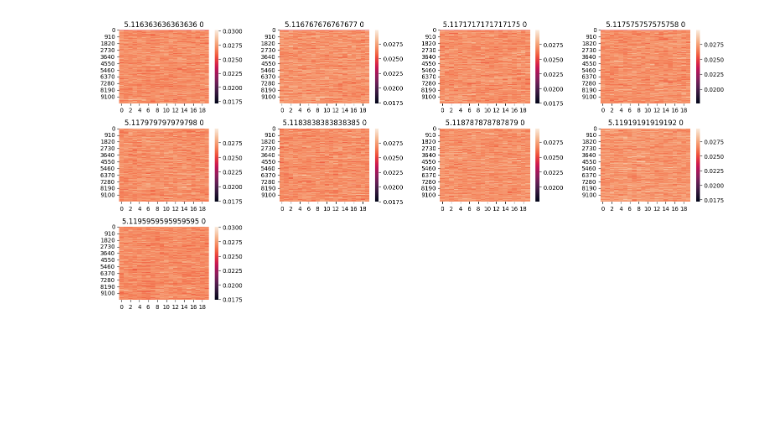
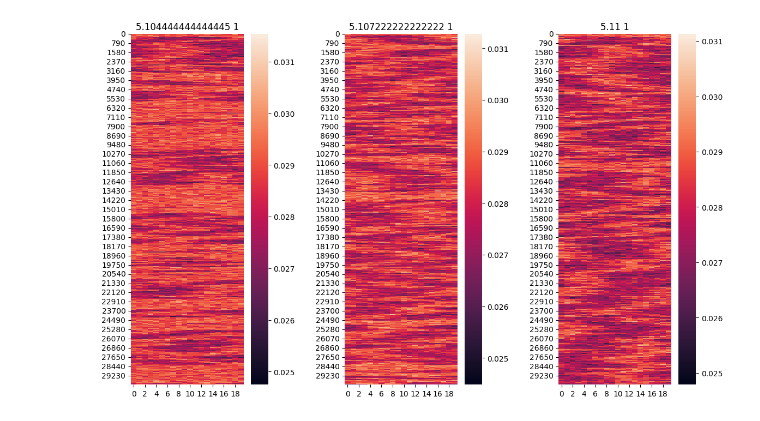
Before and after one commit to Haaaaron/SUN_twist_python_analysis, a Jupyter notebook: SUN_wilson_action.ipynb, the cells around one changed output. Cells and saved outputs as stored; diff of their text form; code cells hidden in the pictures; blank space fills up the shorter version.

```diff
--- a/SUN_wilson_action.ipynb
+++ b/SUN_wilson_action.ipynb
@@ -43,4 +33,4 @@ wilson_action.create_z_index_heat_map(subset_data_twist,mean=True)
-# %%
-wilson_action.create_z_index_heat_map(subset_data_notwist)
-# %% [output]
-[figure, removed]
+# %%
+wilson_action.create_z_index_heat_map(utility.select_subset(plaquette_data_twist,7,10))
+# %% [output]
+[figure, added]
```
Also changed, not shown: parts of 6 cells of this notebook, 7 other files.
